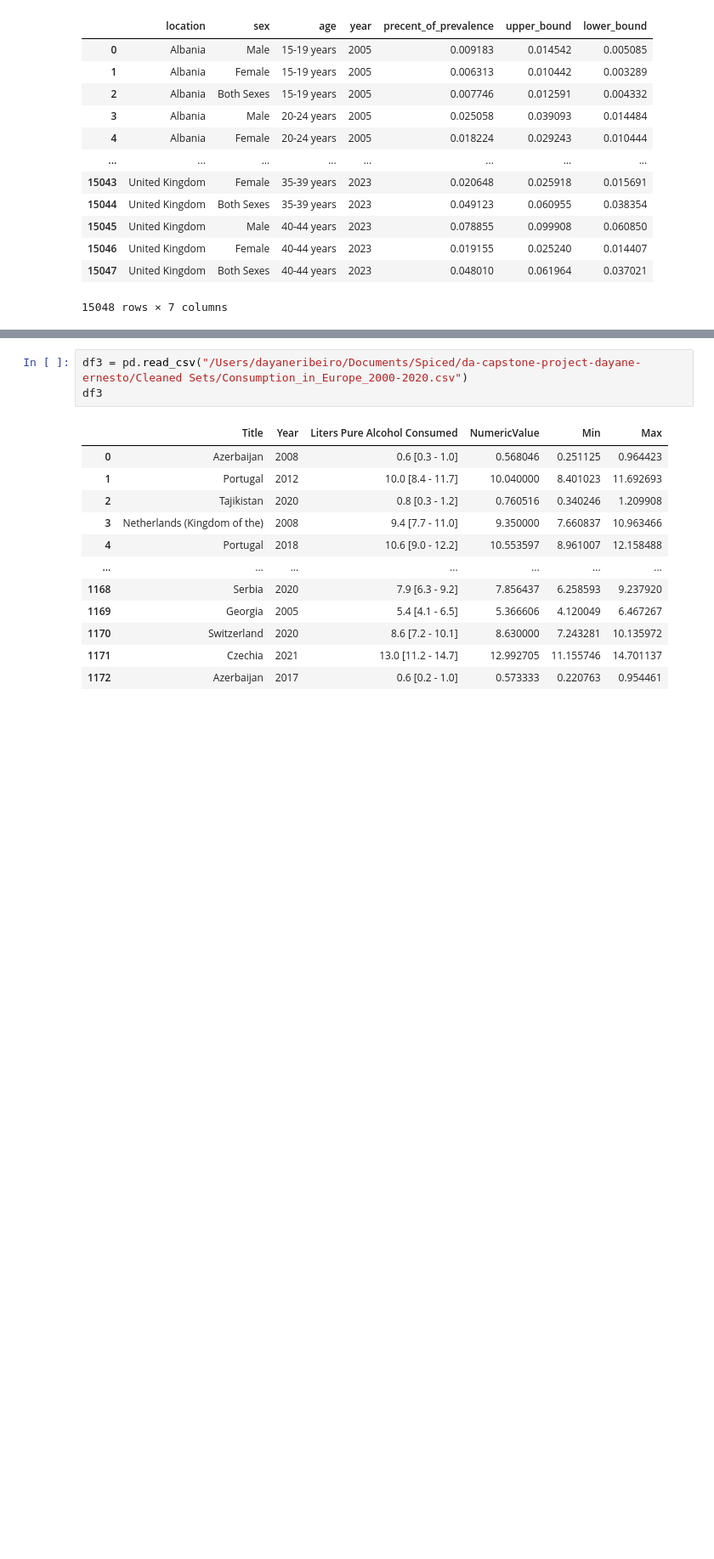
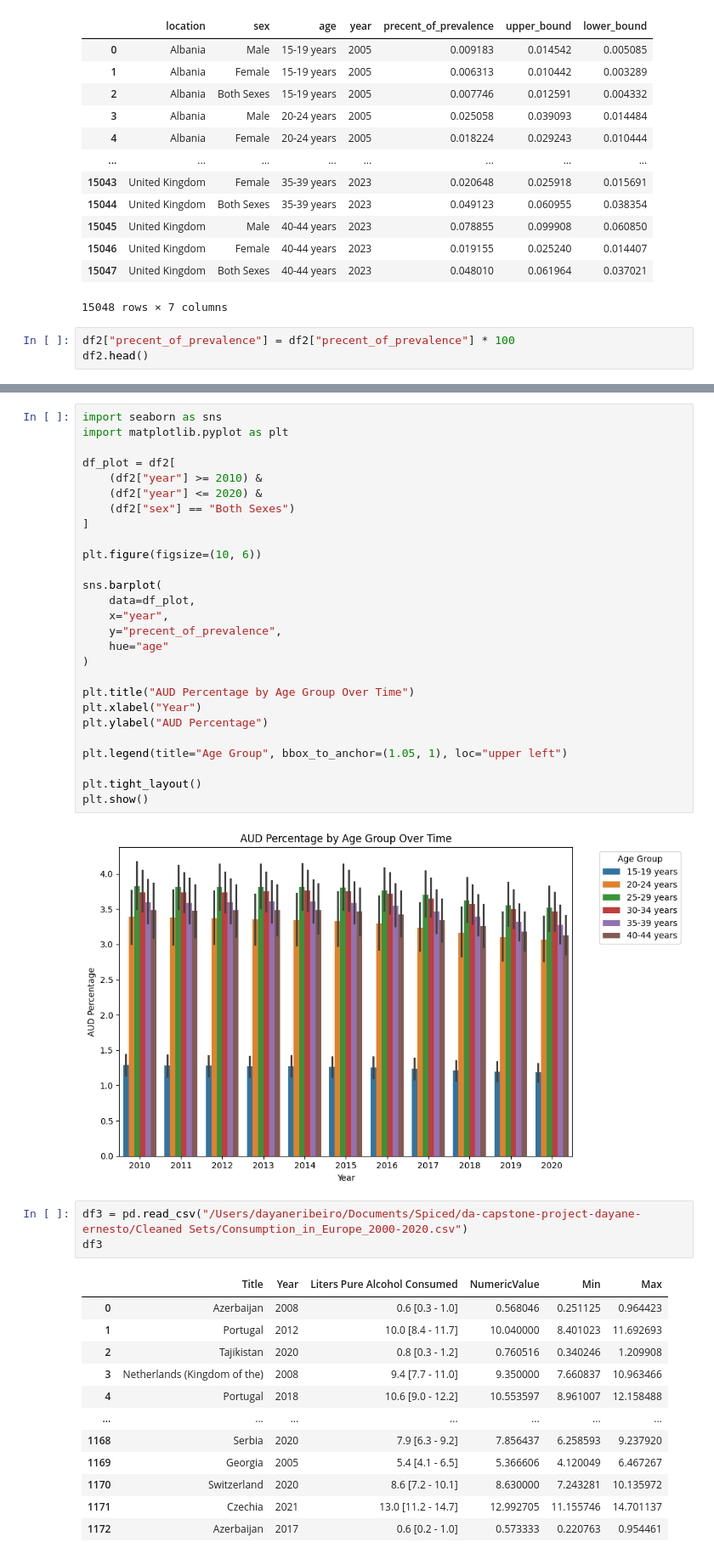
Before and after one commit to justdayane/da-capstone-project-dayane-ernesto, a Jupyter notebook: Capstone_project/EDA/EDA_clean_sets.ipynb, the cells around one changed output, grey strips where cells are left out. Shown at 85% size. Drawn from its saved outputs; the diff is of its cells as text; blank space fills up the shorter version.

```diff
--- a/Capstone_project/EDA/EDA_clean_sets.ipynb
+++ b/Capstone_project/EDA/EDA_clean_sets.ipynb
@@ -103,3 +130,6 @@ df2
 | 15046 | United Kingdom | Female | 40-44 years | 2023 | 0.019155 | 0.025240 | 0.014407 |
 | 15047 | United Kingdom | Both Sexes | 40-44 years | 2023 | 0.048010 | 0.061964 | 0.037021 |
 15048 rows × 7 columns
+# %%
+df2["precent_of_prevalence"] = df2["precent_of_prevalence"] * 100
+df2.head()
@@ -106,3 +159,32 @@ df2
+# %%
+import seaborn as sns
+import matplotlib.pyplot as plt
+
+df_plot = df2[
+    (df2["year"] >= 2010) &
+    (df2["year"] <= 2020) &
+    (df2["sex"] == "Both Sexes")
+]
+
+plt.figure(figsize=(10, 6))
+
+sns.barplot(
+    data=df_plot,
+    x="year",
+    y="precent_of_prevalence",
+    hue="age"
+)
+
+plt.title("AUD Percentage by Age Group Over Time")
+plt.xlabel("Year")
+plt.ylabel("AUD Percentage")
+
+plt.legend(title="Age Group", bbox_to_anchor=(1.05, 1), loc="upper left")
+
+plt.tight_layout()
+plt.show()
+# %% [output]
+[figure, added]
 # %%
 df3 = pd.read_csv("/Users/dayaneribeiro/Documents/Spiced/da-capstone-project-dayane-ernesto/Cleaned Sets/Consumption_in_Europe_2000-2020.csv")
 df3
```
Also changed, not shown: parts of 13 cells of this notebook.
